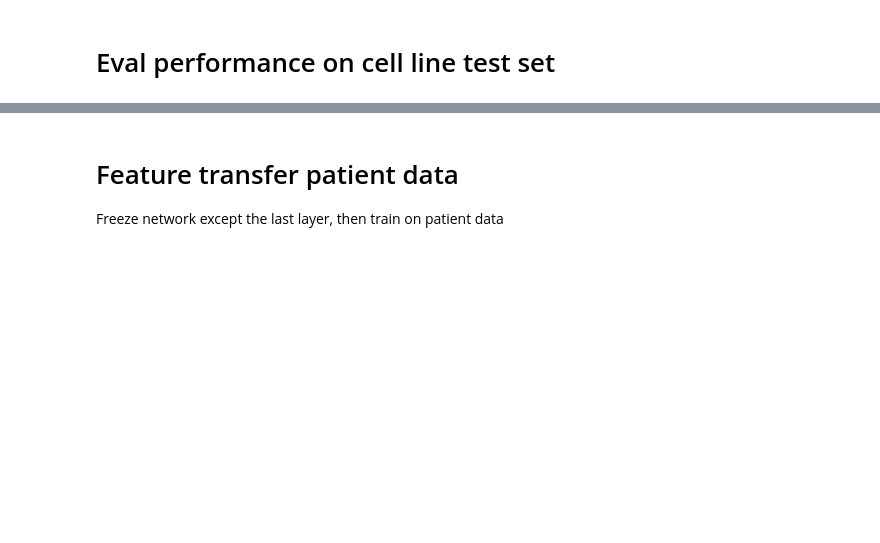
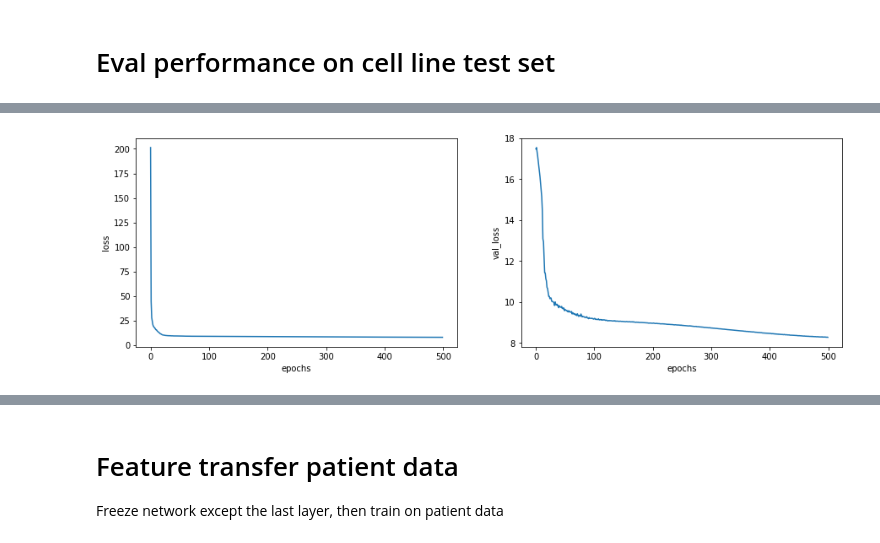
Before and after one commit to nalinimsingh/mm-cell_lines, a Jupyter notebook: multi-task.ipynb, the cells around one changed output, grey strips where cells are left out. Drawn from its saved outputs; the diff is of its cells as text; code cells hidden in the pictures; blank space fills up the shorter version.

```diff
--- a/multi-task.ipynb
+++ b/multi-task.ipynb
@@ -65,0 +223,2 @@ y_pt_test = X_pt_test.mean(axis=1)+np.random.rand(10,)*40
+# %%
+X_enc_train, X_enc_test, y_crispr_train, y_crispr_test = train_test_split(np.array(encoded),crispr,random_state=42, train_size=0.7)
@@ -81,19 +248,19 @@ def generate_model(N_in, N_out, shapes):
     x = K.layers.Dense(128, activation='relu', kernel_regularizer=K.regularizers.l2(l=0.001))(x)
     x = K.layers.Dropout(0.5)(x)
     x = K.layers.Dense(32, activation='relu', kernel_regularizer=K.regularizers.l2(l=0.001))(x)
-    y1 = K.layers.Dense(16, kernel_regularizer=K.regularizers.l2(l=0.001))(x)
-    y2 = K.layers.Dense(16, kernel_regularizer=K.regularizers.l2(l=0.001))(x)
-    y3 = K.layers.Dense(16, kernel_regularizer=K.regularizers.l2(l=0.001))(x)
-    y4 = K.layers.Dense(16, kernel_regularizer=K.regularizers.l2(l=0.001))(x)
-    y5 = K.layers.Dense(16, kernel_regularizer=K.regularizers.l2(l=0.001))(x)
-    y6 = K.layers.Dense(16, kernel_regularizer=K.regularizers.l2(l=0.001))(x)
-    y7 = K.layers.Dense(16, kernel_regularizer=K.regularizers.l2(l=0.001))(x)
-    y8 = K.layers.Dense(16, kernel_regularizer=K.regularizers.l2(l=0.001))(x)
-    y9 = K.layers.Dense(16, kernel_regularizer=K.regularizers.l2(l=0.001))(x)
-    y10 = K.layers.Dense(16, kernel_regularizer=K.regularizers.l2(l=0.001))(x)
-    y11 = K.layers.Dense(16, kernel_regularizer=K.regularizers.l2(l=0.001))(x)
-    y12 = K.layers.Dense(16, kernel_regularizer=K.regularizers.l2(l=0.001))(x)
-    y13 = K.layers.Dense(16, kernel_regularizer=K.regularizers.l2(l=0.001))(x)
+    y1 = K.layers.Dense(1, kernel_regularizer=K.regularizers.l2(l=0.001), name='y1')(x)
+    y2 = K.layers.Dense(1, kernel_regularizer=K.regularizers.l2(l=0.001), name='y2')(x)
+    y3 = K.layers.Dense(1, kernel_regularizer=K.regularizers.l2(l=0.001), name='y3')(x)
+    y4 = K.layers.Dense(1, kernel_regularizer=K.regularizers.l2(l=0.001), name='y4')(x)
+    y5 = K.layers.Dense(1, kernel_regularizer=K.regularizers.l2(l=0.001), name='y5')(x)
+    y6 = K.layers.Dense(1, kernel_regularizer=K.regularizers.l2(l=0.001), name='y6')(x)
+    y7 = K.layers.Dense(1, kernel_regularizer=K.regularizers.l2(l=0.001), name='y7')(x)
+    y8 = K.layers.Dense(1, kernel_regularizer=K.regularizers.l2(l=0.001), name='y8')(x)
+    y9 = K.layers.Dense(1, kernel_regularizer=K.regularizers.l2(l=0.001), name='y9')(x)
+    y10 = K.layers.Dense(1, kernel_regularizer=K.regularizers.l2(l=0.001), name='y10')(x)
+    y11 = K.layers.Dense(1, kernel_regularizer=K.regularizers.l2(l=0.001), name='y11')(x)
+    y12 = K.layers.Dense(1, kernel_regularizer=K.regularizers.l2(l=0.001), name='y12')(x)
+    y13 = K.layers.Dense(1, kernel_regularizer=K.regularizers.l2(l=0.001), name='y13')(x)
 
     model = K.models.Model(inputs = inputs, outputs = [y1,y2,y3,y4,y5,y6,y7,y8,y9,y10,y11,y12,y13])
     model.compile(optimizer='adam',
@@ -144,0 +319,9 @@ pca_history2 = pca_model2.fit(X_bortez_cell_train_pca, y_bortez_cell_train, epoc
+# %%
+from sklearn.decomposition import PCA
+
+nPCA = 500
+pca = PCA(n_components=nPCA)
+X_train_pca = pca.fit_transform(X_train)
+X_test_pca = pca.transform(X_test)
+
+print(X_train_pca.shape, X_test_pca.shape)
@@ -145,3 +330,6 @@ pca_history2 = pca_model2.fit(X_bortez_cell_train_pca, y_bortez_cell_train, epoc
+# %%
+model_pca = generate_model(500, 13, 1024)
+pca_history = model_pca.fit(X_train_pca,y_crispr_train,epochs=500, validation_data=(X_test_pca, y_crispr_test),verbose=0)
 # %% [markdown]
 # Eval performance on cell line test set
 # %%
@@ -164,2 +354,4 @@ plot_loss(history.history)
 # %%
-plot_loss(bortez_history.history)
+plot_loss(pca_history.history)
+# %% [output]
+[figure, added]
```
Also changed, not shown: parts of 43 cells of this notebook, 1 other file.
